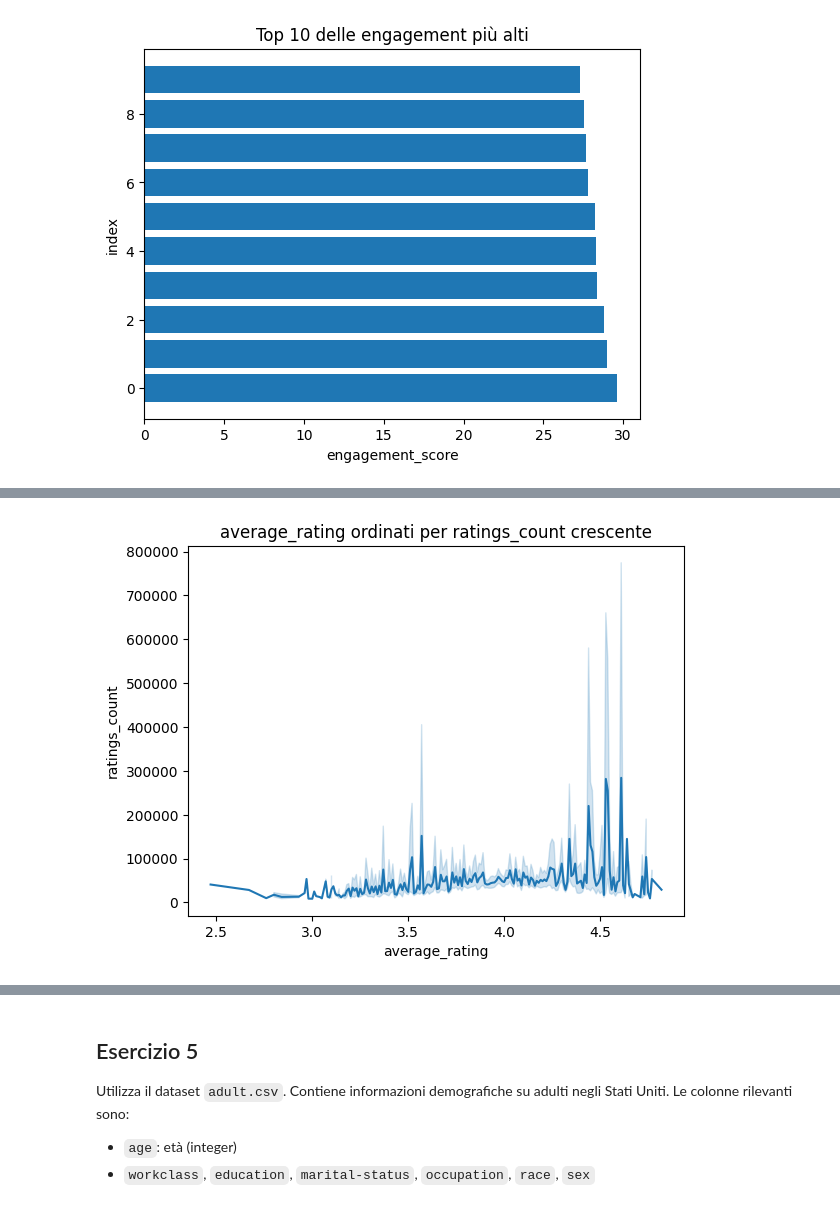
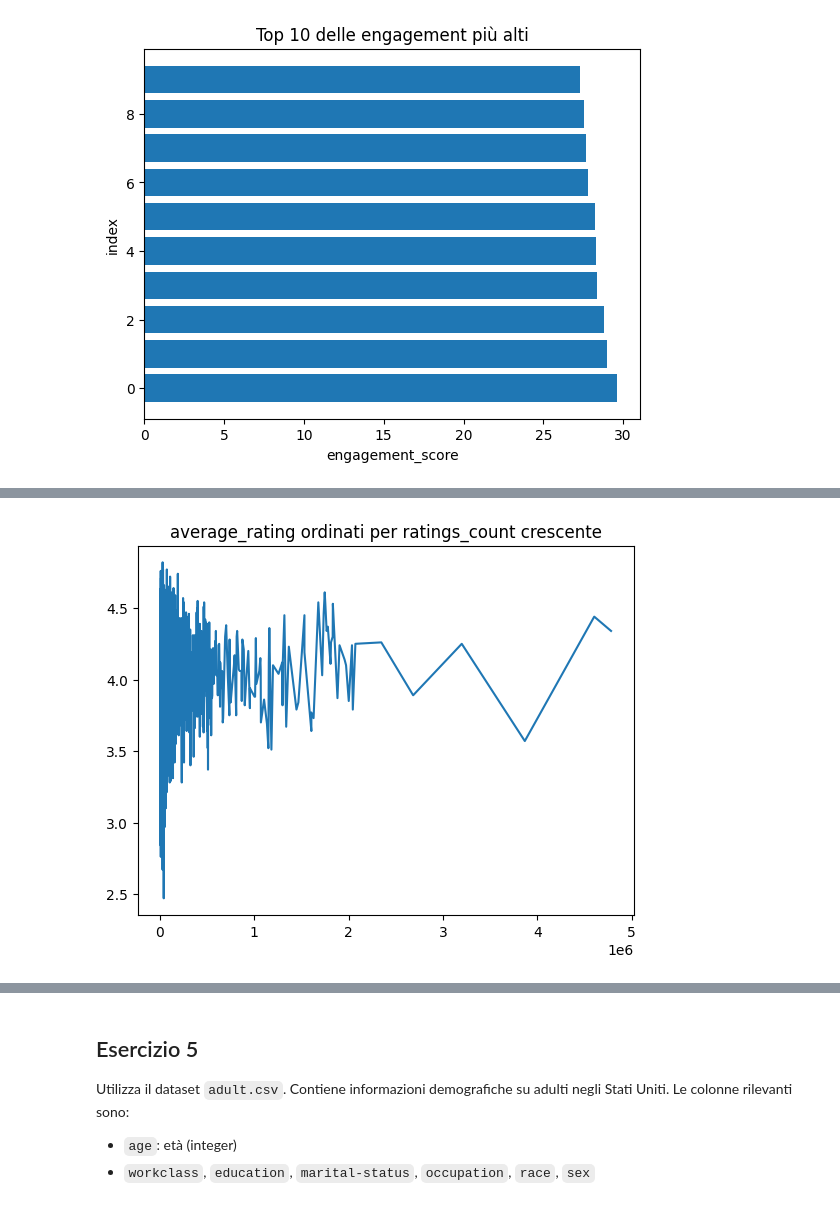
Before and after one commit to Loic166/ProgrammingLab2, a Jupyter notebook: esame27_Giugno.ipynb, the cells around one changed output, grey strips where cells are left out. Saved outputs shown, nothing was run; the diff lists cells and outputs as text; code cells hidden in the pictures.

```diff
--- a/esame27_Giugno.ipynb
+++ b/esame27_Giugno.ipynb
@@ -145,12 +155,12 @@ plt.show()
 # %%
 
 
 #5. **Crea un grafico a linee** della `average_rating`, ordinando i libri per `ratings_count` crescente.
 df_ordinato = df.sort_values(by="ratings_count", ascending=True)#.head(10)
 
-# plt.plot( df_ordinato["average_rating"], marker="o")
-sns.lineplot(df_ordinato, y="ratings_count", x="average_rating")
+plt.plot(df_ordinato["ratings_count"], df_ordinato["average_rating"])
+# sns.lineplot(df_ordinato, y="ratings_count", x="average_rating")
 plt.title("average_rating ordinati per ratings_count crescente")
 plt.show()
 # %% [output]
-[figure, old version]
+[figure, new version]
```
Also changed, not shown: parts of 7 cells of this notebook, 20 other files.
